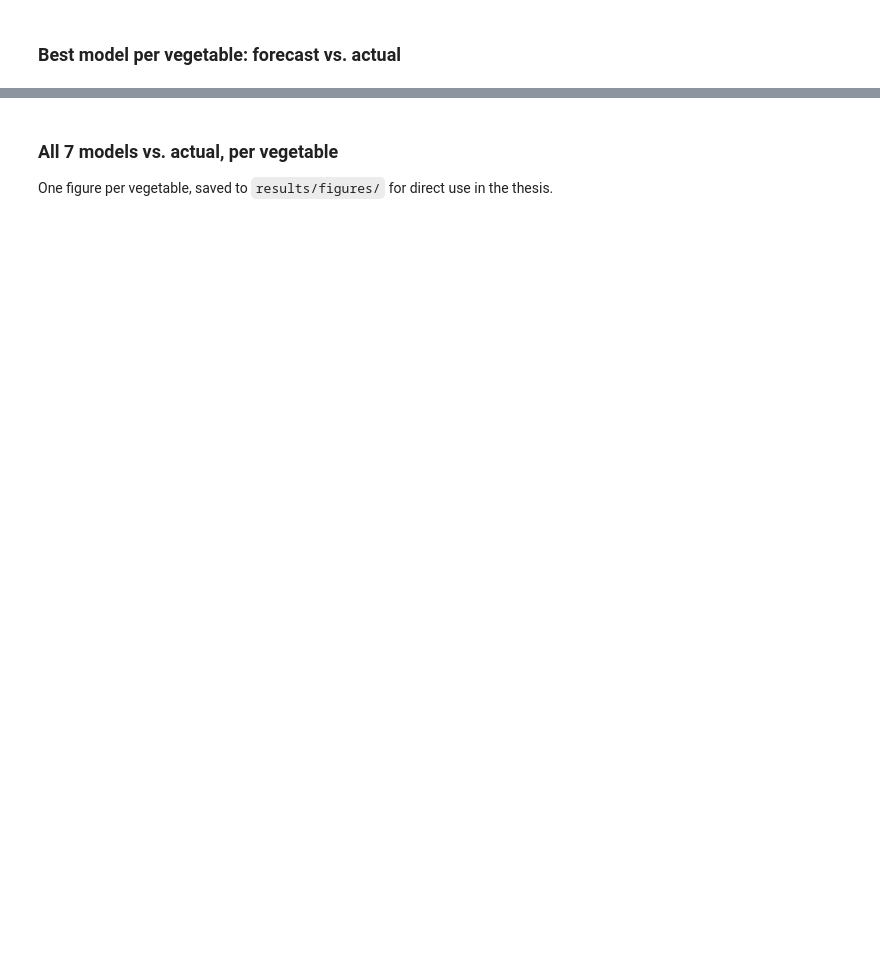
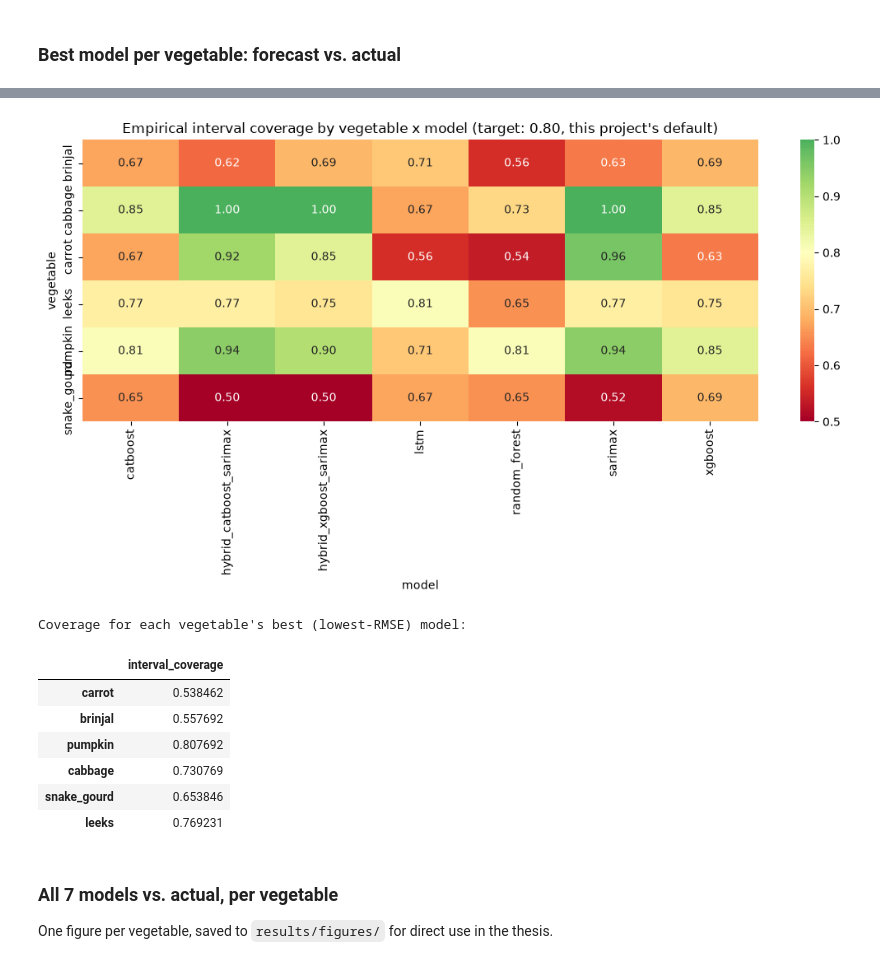
Before and after one commit to ZeroWillHero/vege-predict, a Jupyter notebook: notebooks/03_model_results.ipynb, the cells around one changed output, grey strips where cells are left out. Saved outputs shown, nothing was run; the diff lists cells and outputs as text; code cells hidden in the pictures; blank space fills up the shorter version.

```diff
--- a/notebooks/03_model_results.ipynb
+++ b/notebooks/03_model_results.ipynb
@@ -165,3 +170,23 @@ plt.show()
+# %%
+coverage_table = results.pivot(index='vegetable', columns='model', values='interval_coverage')
+fig, ax = plt.subplots(figsize=(11, 6))
+sns.heatmap(coverage_table, annot=True, fmt='.2f', cmap='RdYlGn', center=0.8, vmin=0.5, vmax=1.0, ax=ax)
+ax.set_title("Empirical interval coverage by vegetable x model (target: 0.80, this project's default)")
+plt.tight_layout(); plt.show()
+
+print('Coverage for each vegetable\'s best (lowest-RMSE) model:')
+best_coverage = pd.Series({veg: coverage_table.loc[veg, best_model[veg]] for veg in vegetables})
+best_coverage.to_frame('interval_coverage')
+# %% [output]
+[figure, added]
+Coverage for each vegetable's best (lowest-RMSE) model:
+|  | interval_coverage |
+| carrot | 0.538462 |
+| brinjal | 0.557692 |
+| pumpkin | 0.807692 |
+| cabbage | 0.730769 |
+| snake_gourd | 0.653846 |
+| leeks | 0.769231 |
 # %% [markdown]
 ### All 7 models vs. actual, per vegetable
 
```
Also changed, not shown: parts of 7 cells of this notebook, 20 other files.
